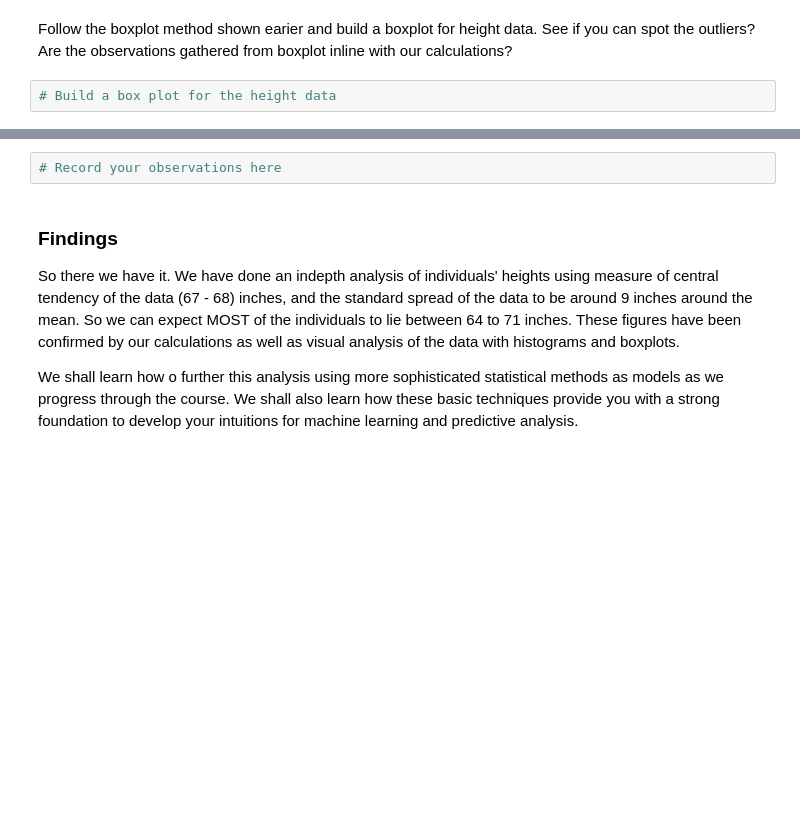
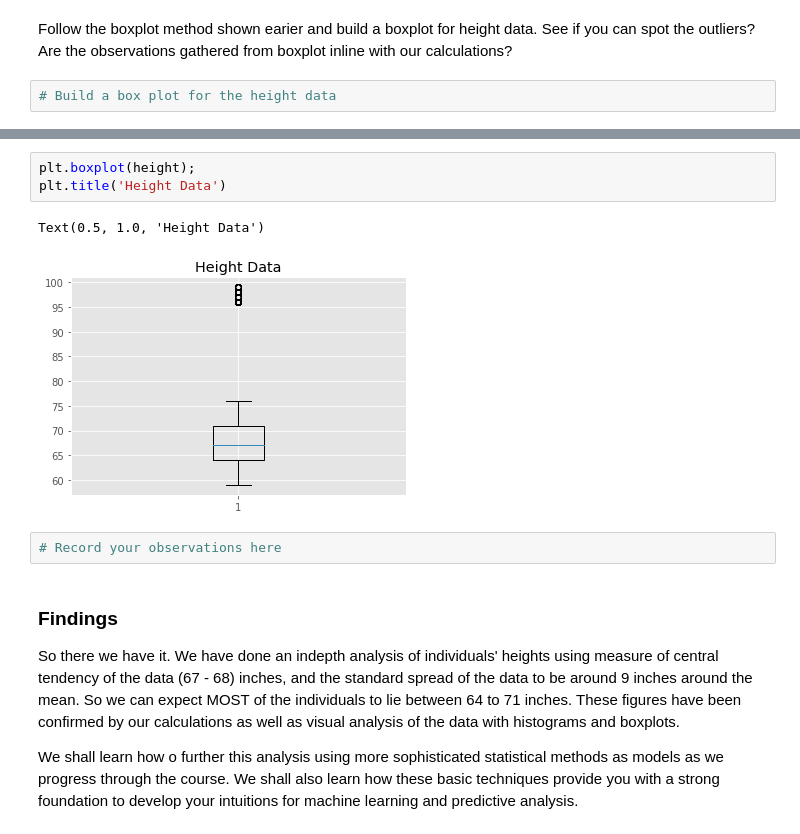
Before and after one commit to mshahed89/dsc-1-02-17-implementing-statistics-with-functions-lab-online-ds-pt-100118, a Jupyter notebook: .~index.ipynb, the cells around one changed output, grey strips where cells are left out. Cells and saved outputs as stored; diff of their text form; blank space fills up the shorter version.

```diff
--- a/.~index.ipynb
+++ b/.~index.ipynb
@@ -360,3 +356,9 @@ Text(0.5,1,'Height Data')
+# %%
+plt.boxplot(height);
+plt.title('Height Data')
+# %% [output]
+Text(0.5, 1.0, 'Height Data')
+[figure, added]
 # %%
 # Record your observations here
 # %% [markdown]
```
Also changed, not shown: parts of 1 cell of this notebook.
